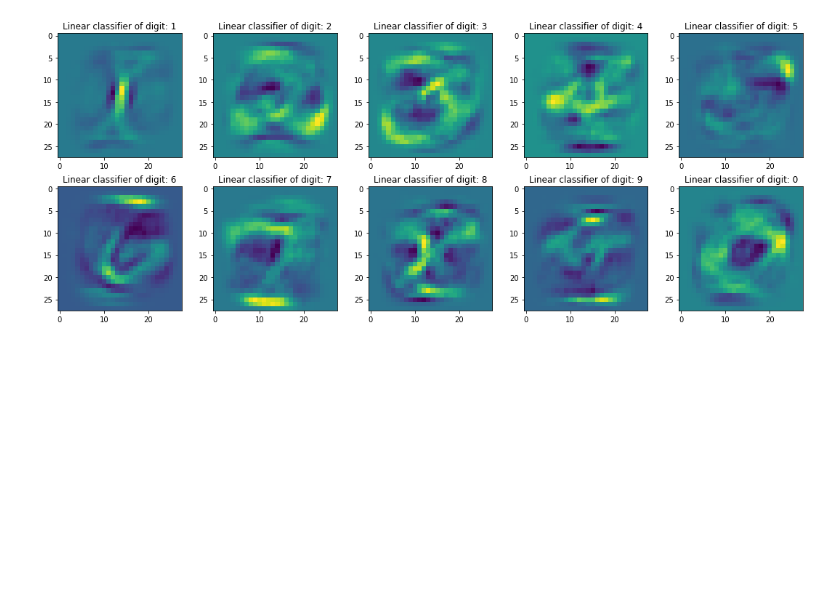
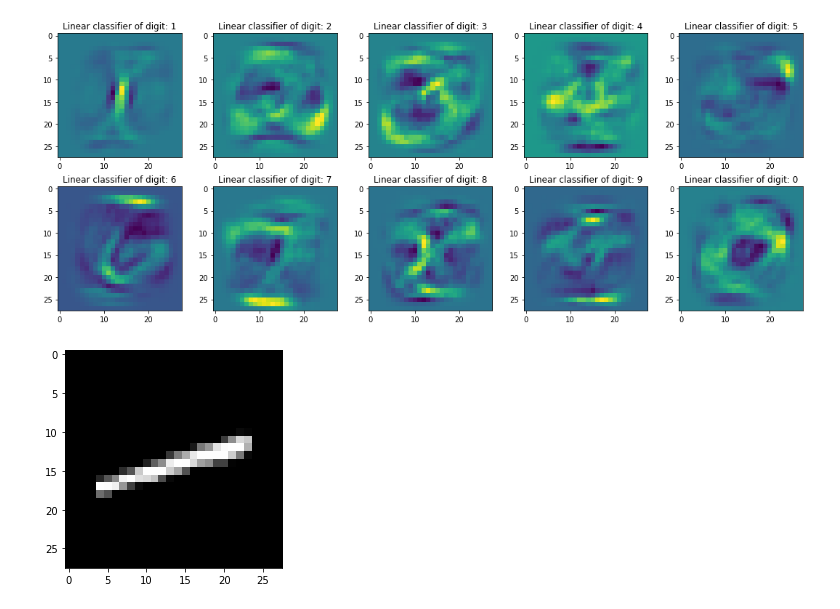
Before and after one commit to SamuelBFG/DL-studies, a Jupyter notebook: IA353/EF1p1.ipynb, the cells around one changed output. Saved outputs shown, nothing was run; the diff lists cells and outputs as text; code cells hidden in the pictures; blank space fills up the shorter version.

```diff
--- a/IA353/EF1p1.ipynb
+++ b/IA353/EF1p1.ipynb
@@ -233,3 +233,24 @@ plt.grid(True)
 plt.show()
 # %% [output]
 [figure]
+# %%
+Xtot = np.append(Xtr, Xv, axis=0)
+Stot = np.append(Str, Sv, axis=0)
+
+w = np.dot(np.dot(np.linalg.inv(np.dot(Xtot.T, Xtot) + C * np.identity(m)), Xtot.T), Stot)
+
+Nt, mt = Xt.shape
+
+ones = np.ones((Nt, 1))
+Xt = np.append(ones, Xt, axis = 1)
+
+S_est_t = np.dot(Xt,w)
+hit_t = 0
+
+for i in range(Nt):
+  indmax = np.argmax(S_est_t[i,:], axis=0)
+  if St[i,indmax] > .5:
+    hit_t+=1
+  hit_rate_t = hit_t/Nt
+
+print('Correct classification rate for the test dataset: {}'.format(hit_rate_t))
@@ -264,3 +284,14 @@ plt.tight_layout()
 plt.show()
 # %% [output]
 [figure]
+# %%
+# plot the sample
+Xt_plot = Xt[:,1:].reshape(10000, 28, 28)
+sample = 2
+image = Xt_plot[sample]
+fig = plt.figure
+
+plt.imshow(image, cmap='gray')
+plt.show()
+# %% [output]
+[figure, added]
```
Also changed, not shown: parts of 8 cells of this notebook.
